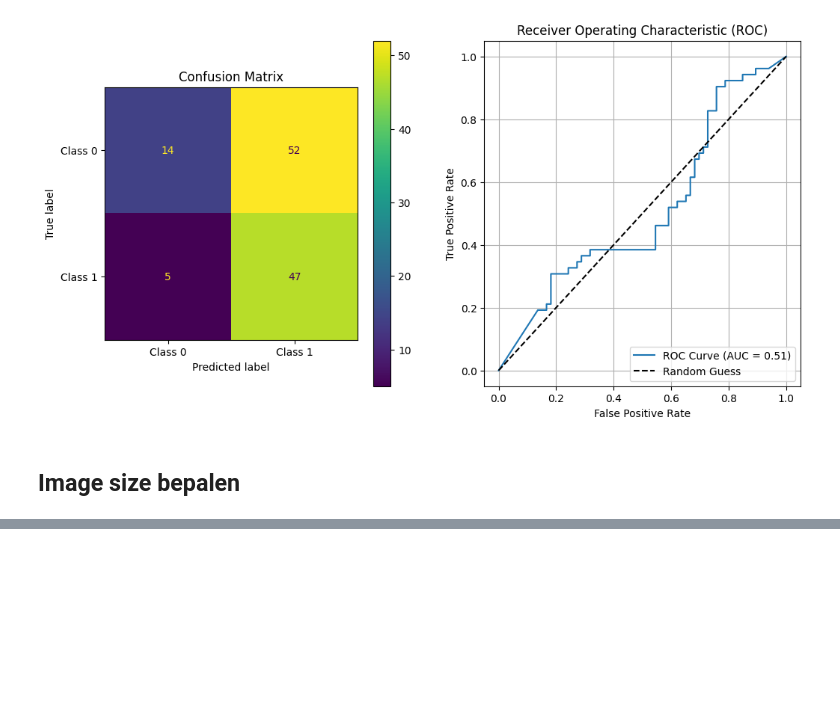
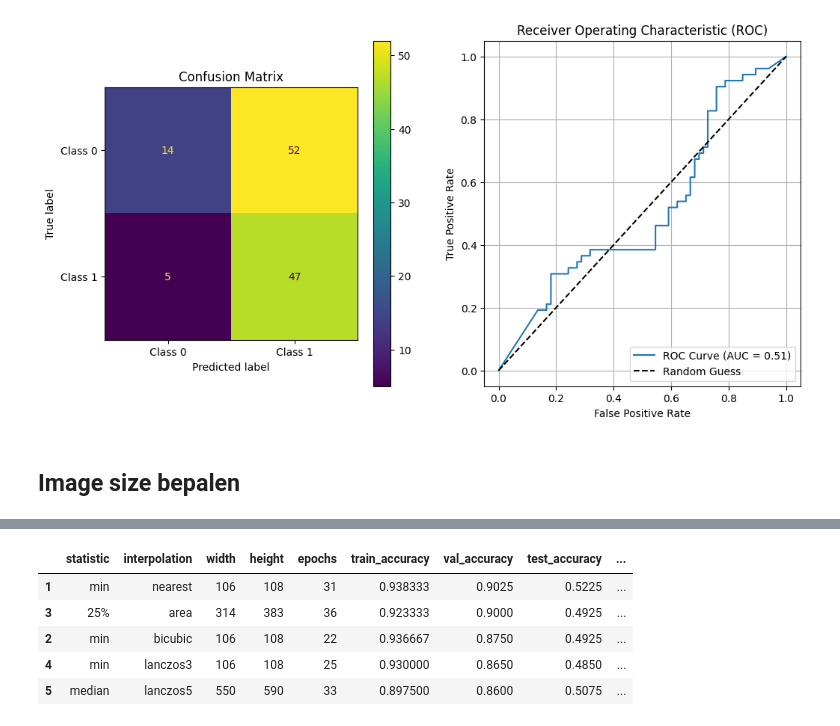
Before and after one commit to Tim-Mortier/Schilderijen-Classificatie, a Jupyter notebook: 4_Data_Sampling_Reshaping.ipynb, the cells around one changed output, grey strips where cells are left out. Cells and saved outputs as stored; diff of their text form; code cells hidden in the pictures; blank space fills up the shorter version.

```diff
--- a/4_Data_Sampling_Reshaping.ipynb
+++ b/4_Data_Sampling_Reshaping.ipynb
@@ -734,2 +768,11 @@ df.sort_values("test_accuracy", ascending=False).head(5)
+# %%
+df.sort_values("val_accuracy", ascending=False).head(5)
+# %% [output]
+|  | statistic | interpolation | width | height | epochs | train_accuracy | val_accuracy | test_accuracy | ... |
+| 1 | min | nearest | 106 | 108 | 31 | 0.938333 | 0.9025 | 0.5225 | ... |
+| 3 | 25% | area | 314 | 383 | 36 | 0.923333 | 0.9000 | 0.4925 | ... |
+| 2 | min | bicubic | 106 | 108 | 22 | 0.936667 | 0.8750 | 0.4925 | ... |
+| 4 | min | lanczos3 | 106 | 108 | 25 | 0.930000 | 0.8650 | 0.4850 | ... |
+| 5 | median | lanczos5 | 550 | 590 | 33 | 0.897500 | 0.8600 | 0.5075 | ... |
 # %%
 df.sort_values("f1_score", ascending=False).head(5)
```
Also changed, not shown: parts of 15 cells of this notebook.
